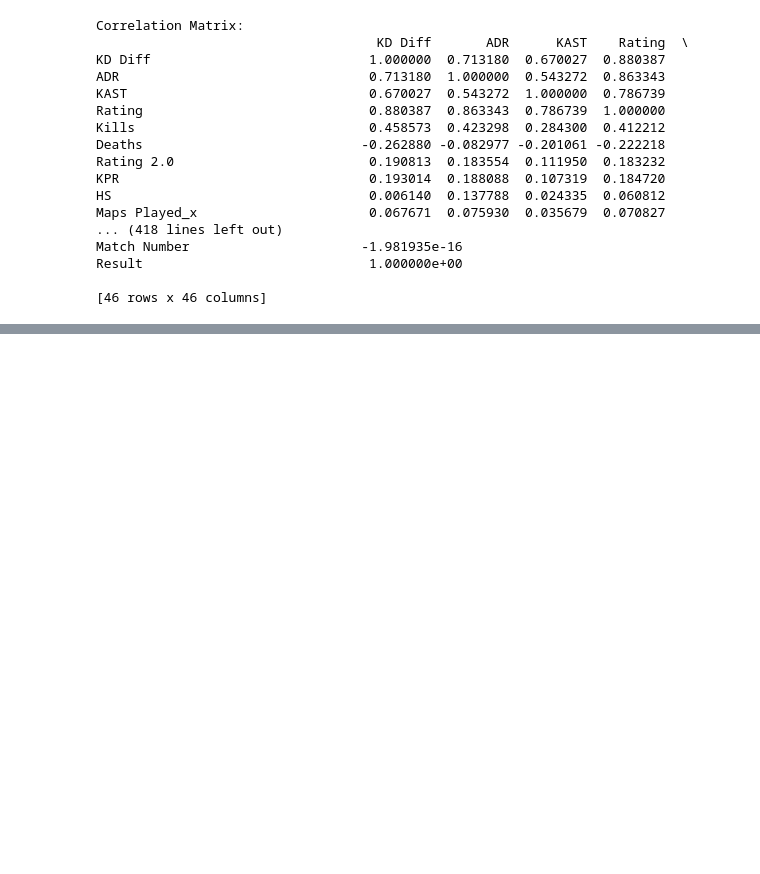
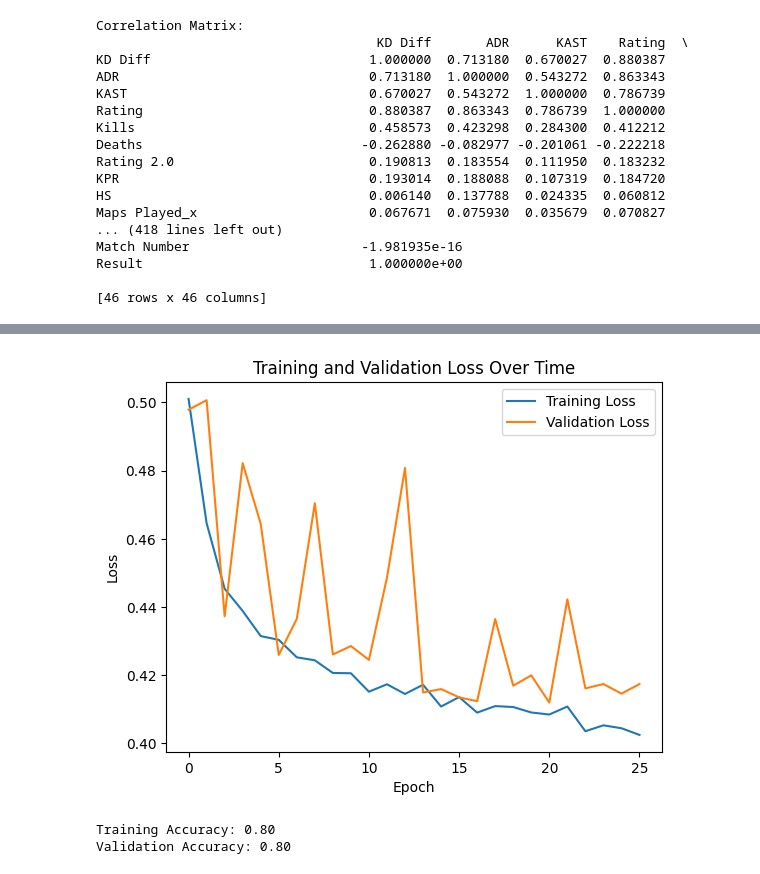
Before and after one commit to jazhu1/CSGOProjML, a Jupyter notebook: CSGOProjML.ipynb, the cells around one changed output, grey strips where cells are left out. Cells and saved outputs as stored; diff of their text form; code cells hidden in the pictures; blank space fills up the shorter version.

```diff
--- a/CSGOProjML.ipynb
+++ b/CSGOProjML.ipynb
@@ -683,9 +683,9 @@ model.add(Dense(1, activation='sigmoid'))
 
 model.compile(optimizer='adam', loss='binary_crossentropy', metrics=['accuracy'])
 
-early_stopping = EarlyStopping(monitor='val_loss', patience=10, restore_best_weights=True)
+early_stopping = EarlyStopping(monitor='val_loss', patience=5, restore_best_weights=True)
 
-history = model.fit(X_train, y_train, epochs=50, batch_size=10, validation_split=0.15, callbacks=[early_stopping])
+history = model.fit(X_train, y_train, epochs=50, batch_size=10, validation_split=0.10, callbacks=[early_stopping])
 
 train_accuracy = history.history['accuracy'][-1]
 print(f"Training Accuracy: {train_accuracy:.2f}")
@@ -720,3 +720,21 @@ Epoch 6/50
     accuracy                           0.81      1920
    macro avg       0.81      0.81      0.81      1920
 weighted avg       0.81      0.81      0.81      1920
+# %%
+plt.plot(history.history['loss'], label='Training Loss')
+plt.plot(history.history['val_loss'], label='Validation Loss')
+plt.title('Training and Validation Loss Over Time')
+plt.xlabel('Epoch')
+plt.ylabel('Loss')
+plt.legend()
+plt.show()
+
+train_accuracy = history.history['accuracy'][-1]
+print(f"Training Accuracy: {train_accuracy:.2f}")
+
+val_accuracy = history.history['val_accuracy'][-1]
+print(f"Validation Accuracy: {val_accuracy:.2f}")
+# %% [output]
+[figure, added]
+Training Accuracy: 0.80
+Validation Accuracy: 0.80
```
Also changed, not shown: parts of 4 cells of this notebook.
